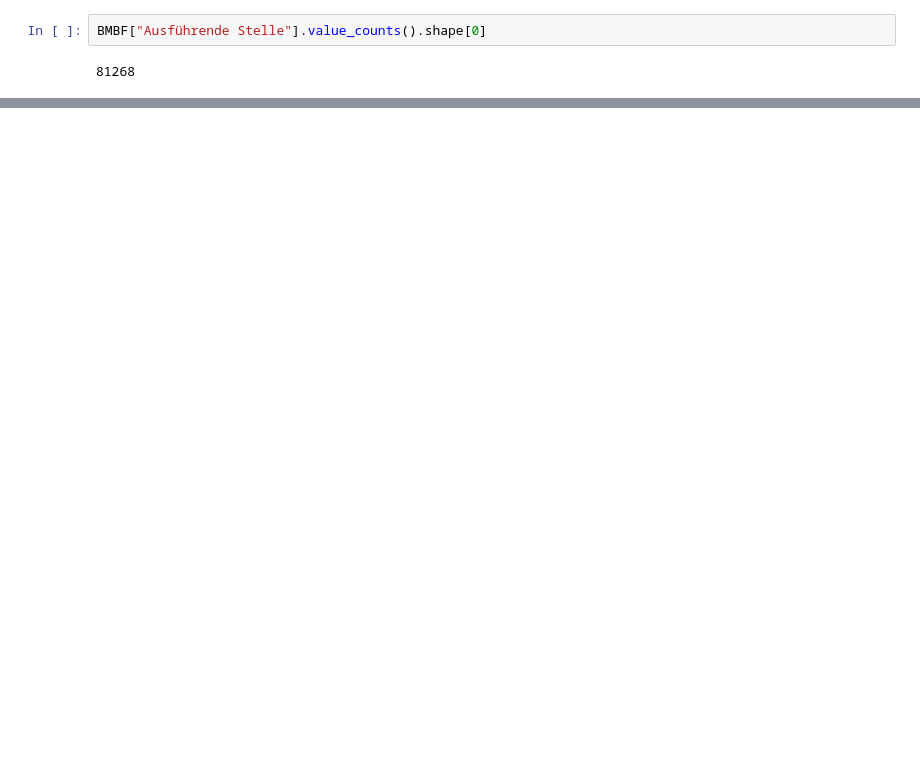
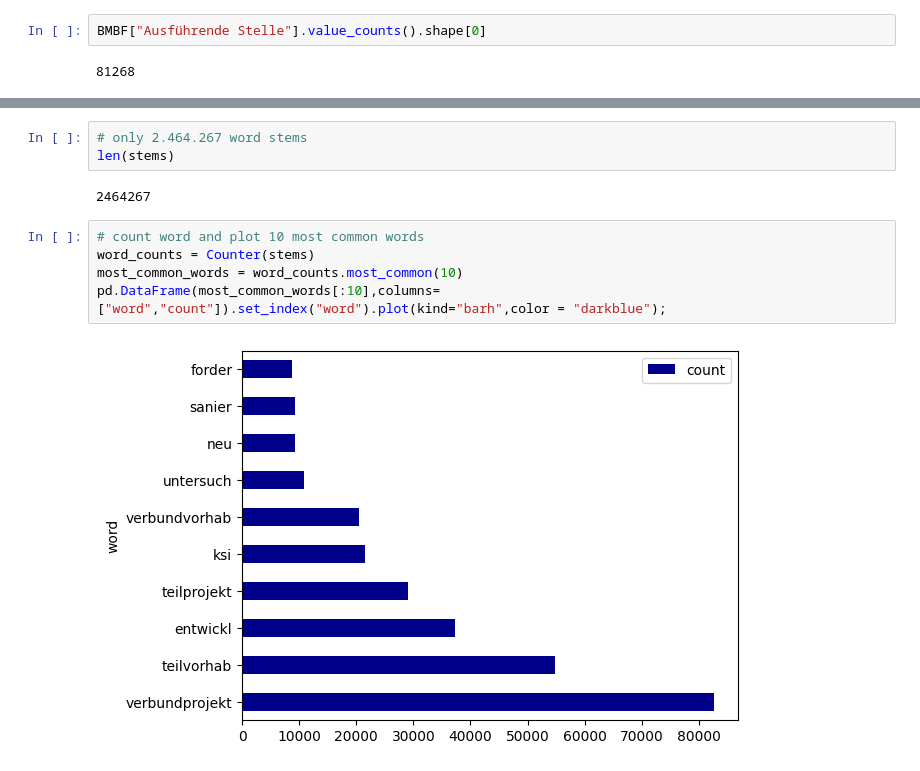
Before and after one commit to isaacduong/BMBF, a Jupyter notebook: eda/BMBF_eda (1. notebook).ipynb, the cells around one changed output, grey strips where cells are left out. Cells and saved outputs as stored; diff of their text form; blank space fills up the shorter version.

```diff
--- a/eda/BMBF_eda (1. notebook).ipynb
+++ b/eda/BMBF_eda (1. notebook).ipynb
@@ -389,0 +431,12 @@ BMBF["Ausführende Stelle"].value_counts().shape[0]
+# %%
+# only 2.464.267 word stems
+len(stems)
+# %% [output]
+2464267
+# %%
+# count word and plot 10 most common words
+word_counts = Counter(stems)
+most_common_words = word_counts.most_common(10)
+pd.DataFrame(most_common_words[:10],columns=["word","count"]).set_index("word").plot(kind="barh",color = "darkblue");
+# %% [output]
+[figure, added]
```
Also changed, not shown: parts of 22 cells of this notebook, 9 other files.
